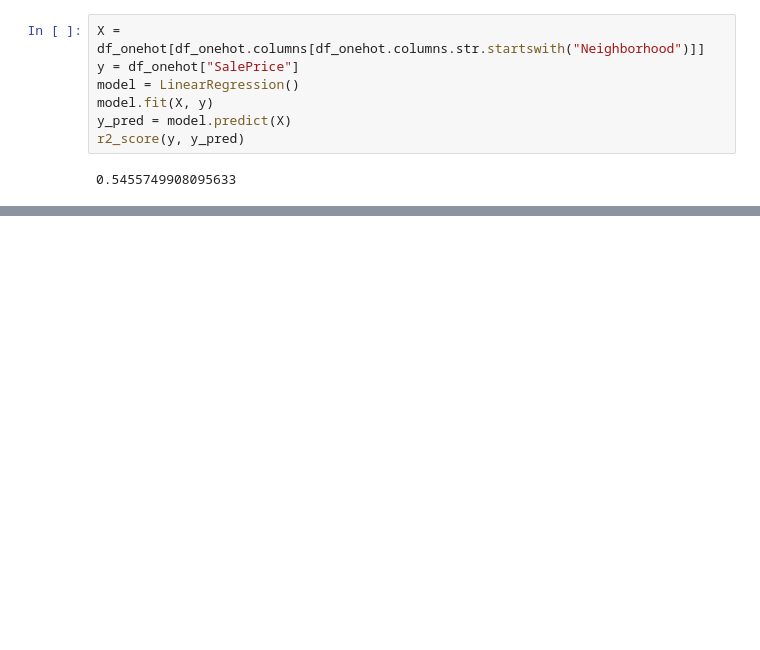
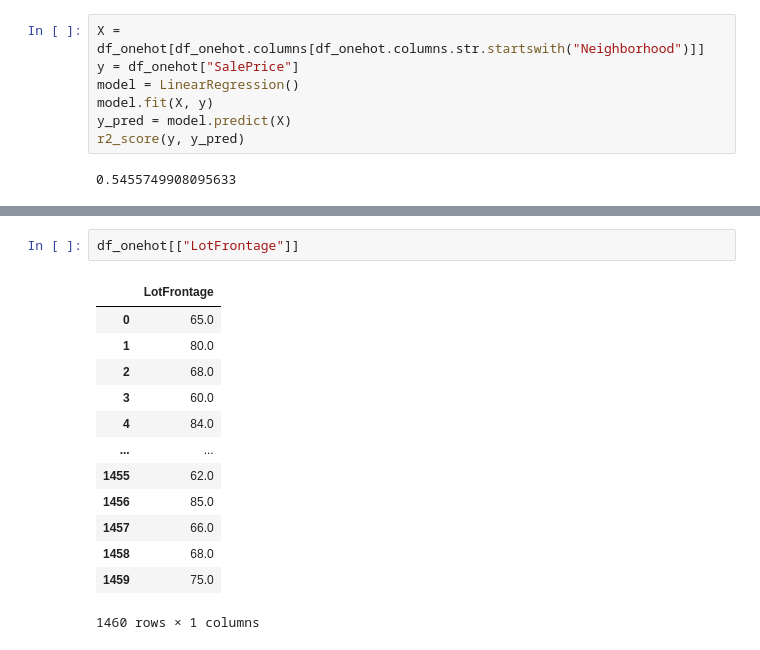
Before and after one commit to M-GibbonsGH/0125LinReg, a Jupyter notebook: 2701_Explore.ipynb, the cells around one changed output, grey strips where cells are left out. Cells and saved outputs as stored; diff of their text form; blank space fills up the shorter version.

```diff
--- a/2701_Explore.ipynb
+++ b/2701_Explore.ipynb
@@ -269,0 +245,16 @@ r2_score(y, y_pred)
+# %%
+df_onehot[["LotFrontage"]]
+# %% [output]
+|  | LotFrontage |
+| 0 | 65.0 |
+| 1 | 80.0 |
+| 2 | 68.0 |
+| 3 | 60.0 |
+| 4 | 84.0 |
+| ... | ... |
+| 1455 | 62.0 |
+| 1456 | 85.0 |
+| 1457 | 66.0 |
+| 1458 | 68.0 |
+| 1459 | 75.0 |
+1460 rows × 1 columns
```
Also changed, not shown: parts of 4 cells of this notebook, 1 other file.
